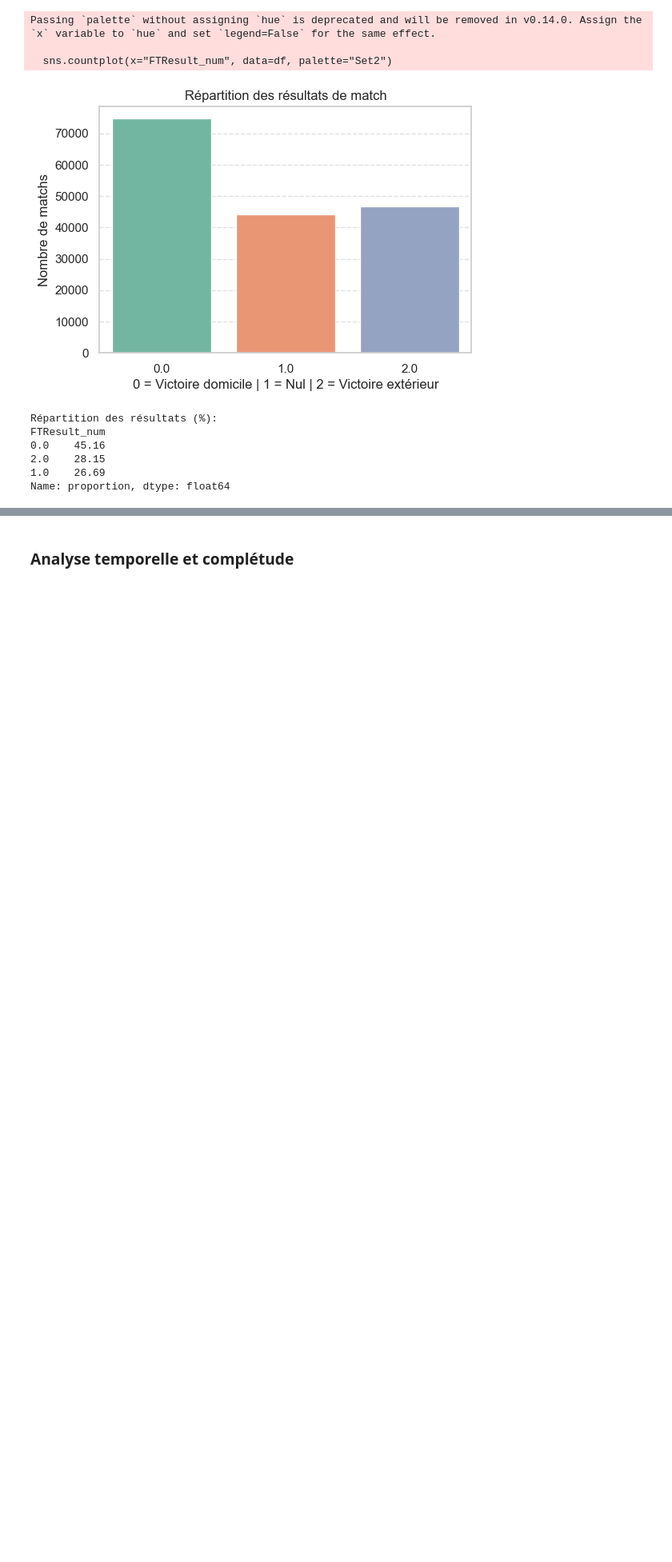
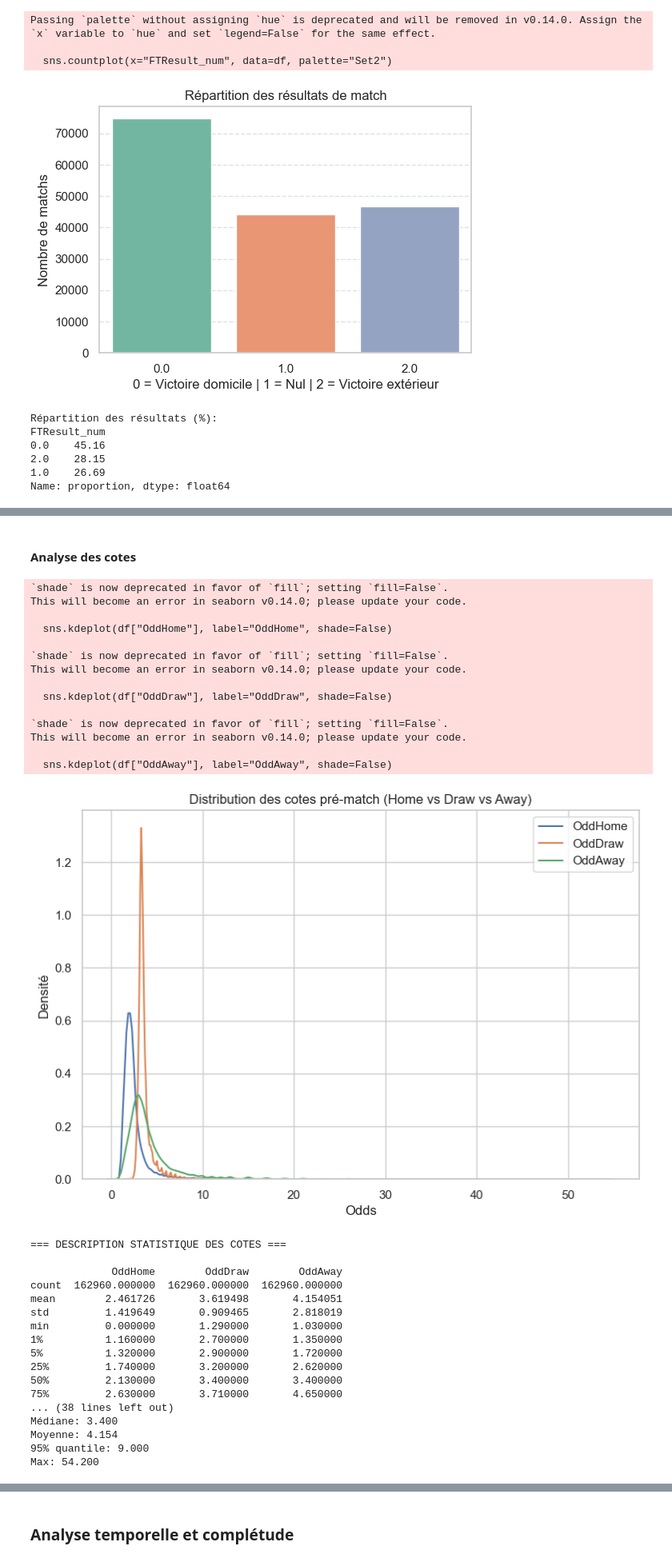
Before and after one commit to AlbanHtn/football-match-prediction, a Jupyter notebook: Programmes/P5A_EDA_V2.ipynb, the cells around one changed output, grey strips where cells are left out. Shown at 80% size. Saved outputs shown, nothing was run; the diff lists cells and outputs as text; code cells hidden in the pictures; blank space fills up the shorter version.

```diff
--- a/Programmes/P5A_EDA_V2.ipynb
+++ b/Programmes/P5A_EDA_V2.ipynb
@@ -82,0 +131,79 @@ Name: proportion, dtype: float64
+# %% [markdown]
+#### Analyse des cotes
+# %%
+plt.figure(figsize=(9,6))
+
+sns.kdeplot(df["OddHome"], label="OddHome", shade=False)
+sns.kdeplot(df["OddDraw"], label="OddDraw", shade=False)
+sns.kdeplot(df["OddAway"], label="OddAway", shade=False)
+
+plt.title("Distribution des cotes pré-match (Home vs Draw vs Away)")
+plt.xlabel("Odds")
+plt.ylabel("Densité")
+plt.legend()
+plt.show()
+
+odds_cols = ["OddHome", "OddDraw", "OddAway"]
+
+print("=== DESCRIPTION STATISTIQUE DES COTES ===\n")
+
+# Stats principales (scientifiques et utiles)
+desc = df[odds_cols].describe(percentiles=[0.01, 0.05, 0.25, 0.5, 0.75, 0.95, 0.99])
+print(desc, "\n")
+
+# Skewness + Kurtosis → asymétrie des distributions
+print("=== SKEWNESS (Asymétrie) ===")
+for col in odds_cols:
+    print(f"{col}: {df[col].skew():.4f}")
+print()
+
+print("=== KURTOSIS (Aplatissement) ===")
+for col in odds_cols:
+    print(f"{col}: {df[col].kurt():.4f}")
+print()
+
+# Valeurs typiques utiles pour interprétation (mode approximatif et centralité)
+print("=== STATISTIQUES CLÉS ===\n")
+
+for col in odds_cols:
+    print(f"--- {col} ---")
+    print(f"Min: {df[col].min():.3f}")
+    print(f"1%  quantile: {df[col].quantile(0.01):.3f}")
+    print(f"5%  quantile: {df[col].quantile(0.05):.3f}")
+    print(f"Médiane: {df[col].median():.3f}")
+    print(f"Moyenne: {df[col].mean():.3f}")
+    print(f"95% quantile: {df[col].quantile(0.95):.3f}")
+    print(f"Max: {df[col].max():.3f}\n")
+# %% [output]
+`shade` is now deprecated in favor of `fill`; setting `fill=False`.
+This will become an error in seaborn v0.14.0; please update your code.
+
+  sns.kdeplot(df["OddHome"], label="OddHome", shade=False)
+
+`shade` is now deprecated in favor of `fill`; setting `fill=False`.
+This will become an error in seaborn v0.14.0; please update your code.
+
+  sns.kdeplot(df["OddDraw"], label="OddDraw", shade=False)
+
+`shade` is now deprecated in favor of `fill`; setting `fill=False`.
+This will become an error in seaborn v0.14.0; please update your code.
+
+  sns.kdeplot(df["OddAway"], label="OddAway", shade=False)
+[figure, added]
+=== DESCRIPTION STATISTIQUE DES COTES ===
+
+             OddHome        OddDraw        OddAway
+count  162960.000000  162960.000000  162960.000000
+mean        2.461726       3.619498       4.154051
+std         1.419649       0.909465       2.818019
+min         0.000000       1.290000       1.030000
+1%          1.160000       2.700000       1.350000
+5%          1.320000       2.900000       1.720000
+25%         1.740000       3.200000       2.620000
+50%         2.130000       3.400000       3.400000
+75%         2.630000       3.710000       4.650000
+... (38 lines left out)
+Médiane: 3.400
+Moyenne: 4.154
+95% quantile: 9.000
+Max: 54.200
```
Also changed, not shown: parts of 12 cells of this notebook, 42 other files.
